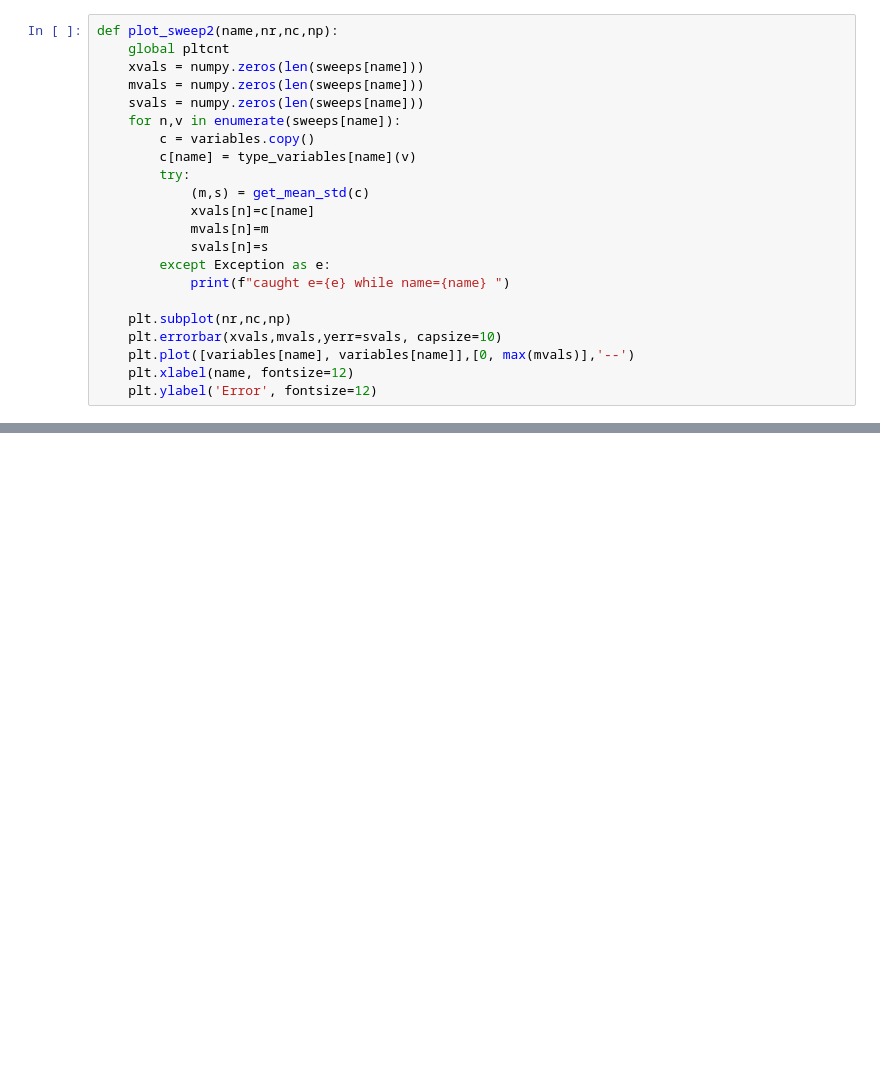
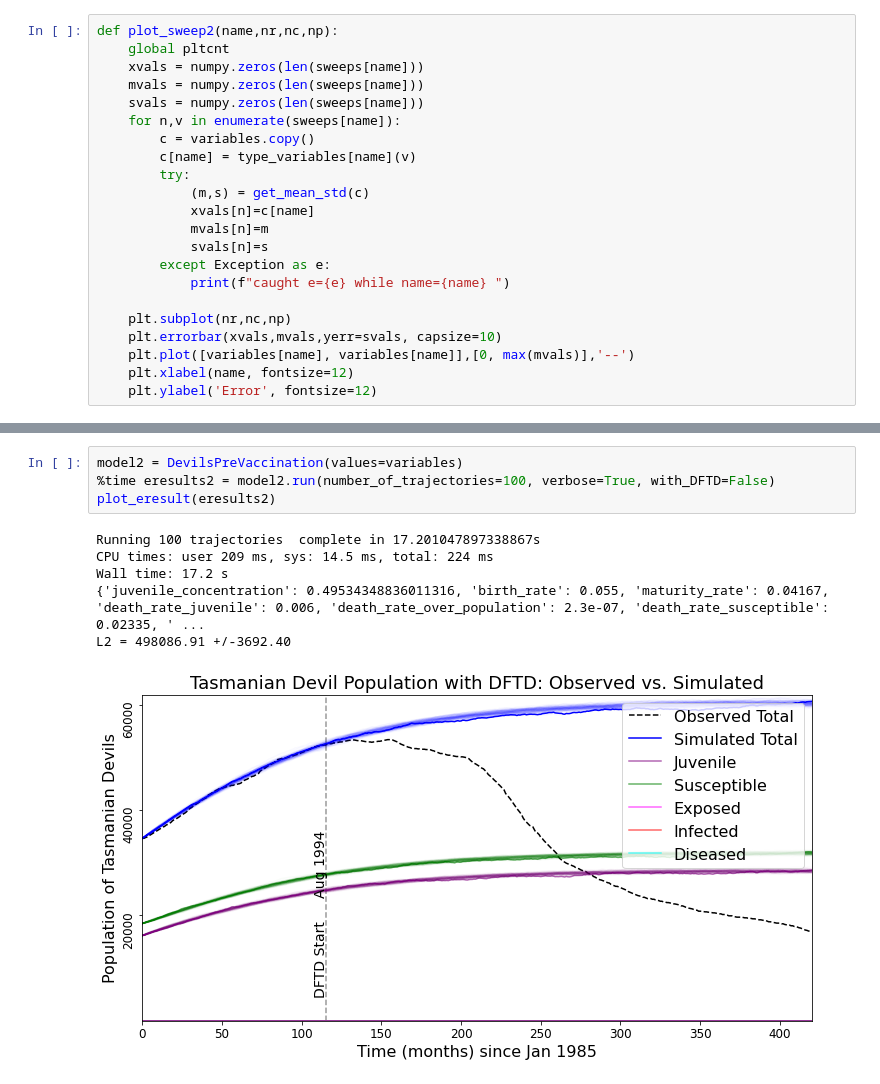
Before and after one commit to StochSS/devils_dftd_modeling, a Jupyter notebook: Remote Simulation Parameter Sweeps.ipynb, the cells around one changed output, grey strips where cells are left out. Drawn from its saved outputs; the diff is of its cells as text; blank space fills up the shorter version.

```diff
--- a/Remote Simulation Parameter Sweeps.ipynb
+++ b/Remote Simulation Parameter Sweeps.ipynb
@@ -398,0 +463,11 @@ plot_sweep('DFTD_start')
+# %%
+model2 = DevilsPreVaccination(values=variables)
+%time eresults2 = model2.run(number_of_trajectories=100, verbose=True, with_DFTD=False)
+plot_eresult(eresults2)
+# %% [output]
+Running 100 trajectories  complete in 17.201047897338867s
+CPU times: user 209 ms, sys: 14.5 ms, total: 224 ms
+Wall time: 17.2 s
+{'juvenile_concentration': 0.49534348836011316, 'birth_rate': 0.055, 'maturity_rate': 0.04167, 'death_rate_juvenile': 0.006, 'death_rate_over_population': 2.3e-07, 'death_rate_susceptible': 0.02335, ' ...
+L2 = 498086.91 +/-3692.40
+[figure, added]
```
Also changed, not shown: parts of 18 cells of this notebook, 1 other file.
